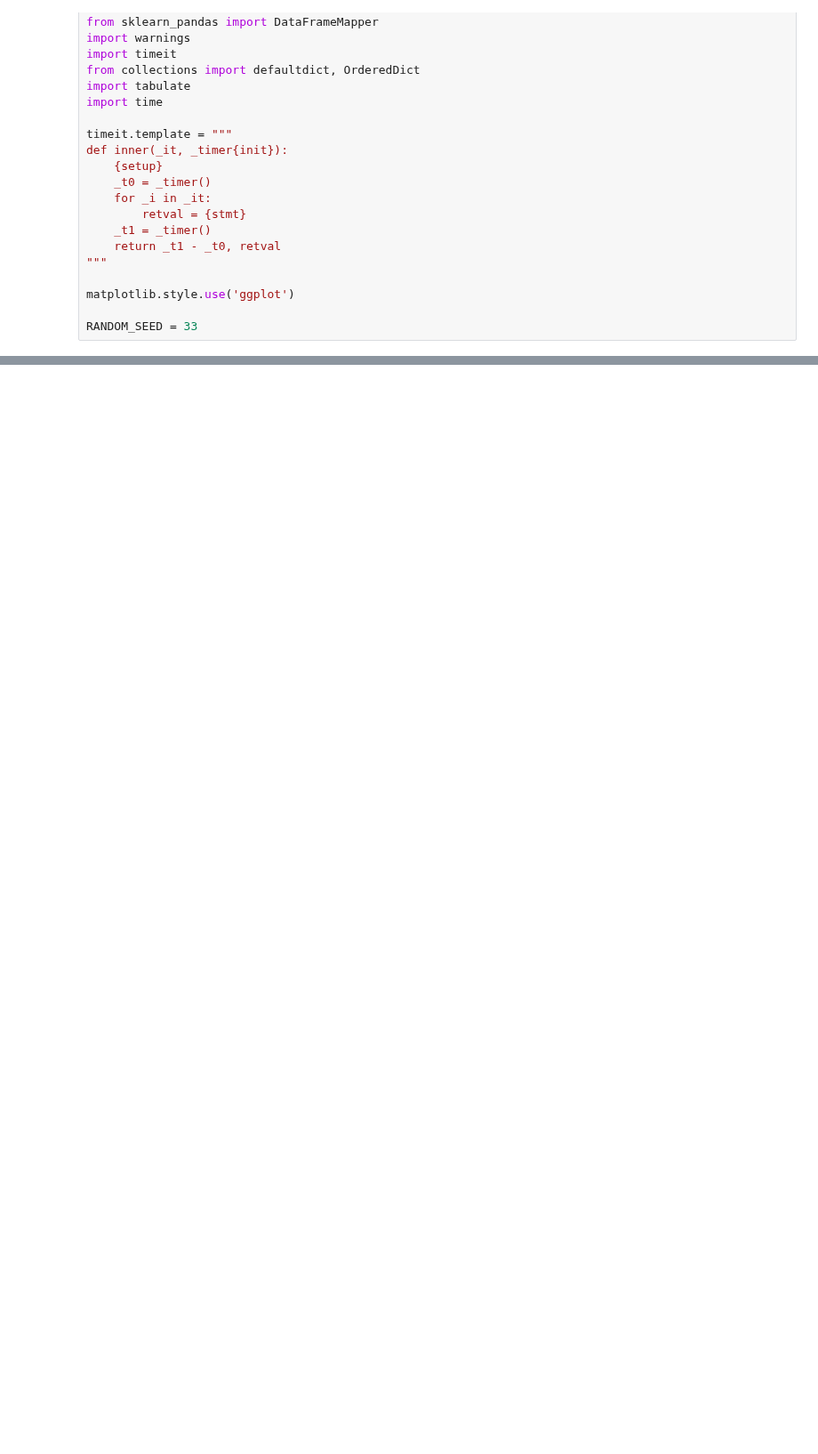
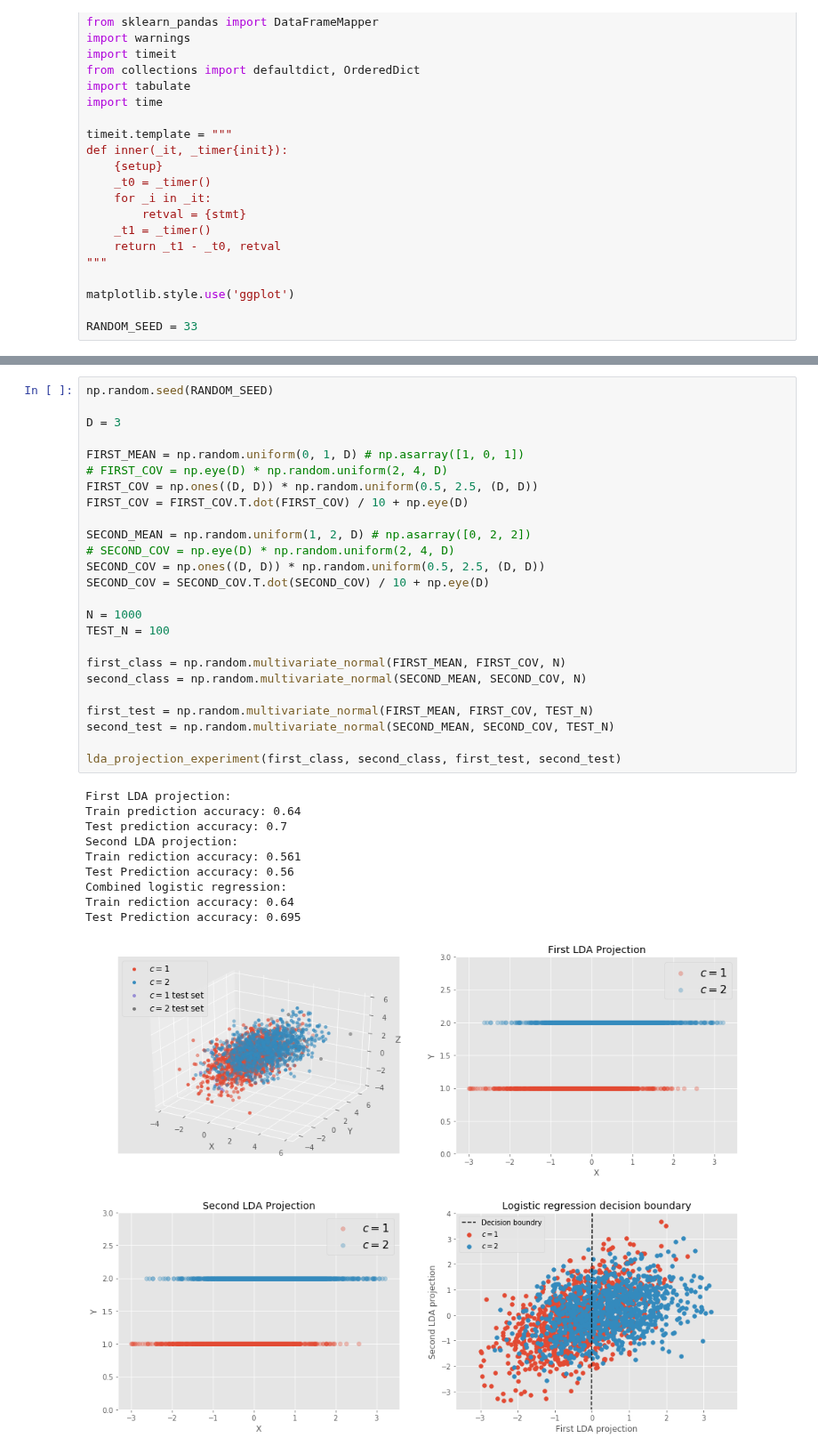
Before and after one commit to guydav/minerva, a Jupyter notebook: notebooks/CS156/0.X Final Project - Iterative LDA.ipynb, the cells around one changed output, grey strips where cells are left out. Shown at 89% size. Cells and saved outputs as stored; diff of their text form; blank space fills up the shorter version.

```diff
--- a/notebooks/CS156/0.X Final Project - Iterative LDA.ipynb
+++ b/notebooks/CS156/0.X Final Project - Iterative LDA.ipynb
@@ -86,0 +213,36 @@ ax.set_ylabel('Y', size=12)
+# %%
+np.random.seed(RANDOM_SEED)
+
+D = 3
+
+FIRST_MEAN = np.random.uniform(0, 1, D) # np.asarray([1, 0, 1])
+# FIRST_COV = np.eye(D) * np.random.uniform(2, 4, D)
+FIRST_COV = np.ones((D, D)) * np.random.uniform(0.5, 2.5, (D, D))
+FIRST_COV = FIRST_COV.T.dot(FIRST_COV) / 10 + np.eye(D)
+
+SECOND_MEAN = np.random.uniform(1, 2, D) # np.asarray([0, 2, 2])
+# SECOND_COV = np.eye(D) * np.random.uniform(2, 4, D)
+SECOND_COV = np.ones((D, D)) * np.random.uniform(0.5, 2.5, (D, D))
+SECOND_COV = SECOND_COV.T.dot(SECOND_COV) / 10 + np.eye(D)
+
+N = 1000
+TEST_N = 100
+
+first_class = np.random.multivariate_normal(FIRST_MEAN, FIRST_COV, N)
+second_class = np.random.multivariate_normal(SECOND_MEAN, SECOND_COV, N)
+
+first_test = np.random.multivariate_normal(FIRST_MEAN, FIRST_COV, TEST_N)
+second_test = np.random.multivariate_normal(SECOND_MEAN, SECOND_COV, TEST_N)
+
+lda_projection_experiment(first_class, second_class, first_test, second_test)
+# %% [output]
+First LDA projection:
+Train prediction accuracy: 0.64
+Test prediction accuracy: 0.7
+Second LDA projection:
+Train rediction accuracy: 0.561
+Test Prediction accuracy: 0.56
+Combined logistic regression:
+Train rediction accuracy: 0.64
+Test Prediction accuracy: 0.695
+[figure, added]
```
Also changed, not shown: parts of 13 cells of this notebook, 4 other files.
